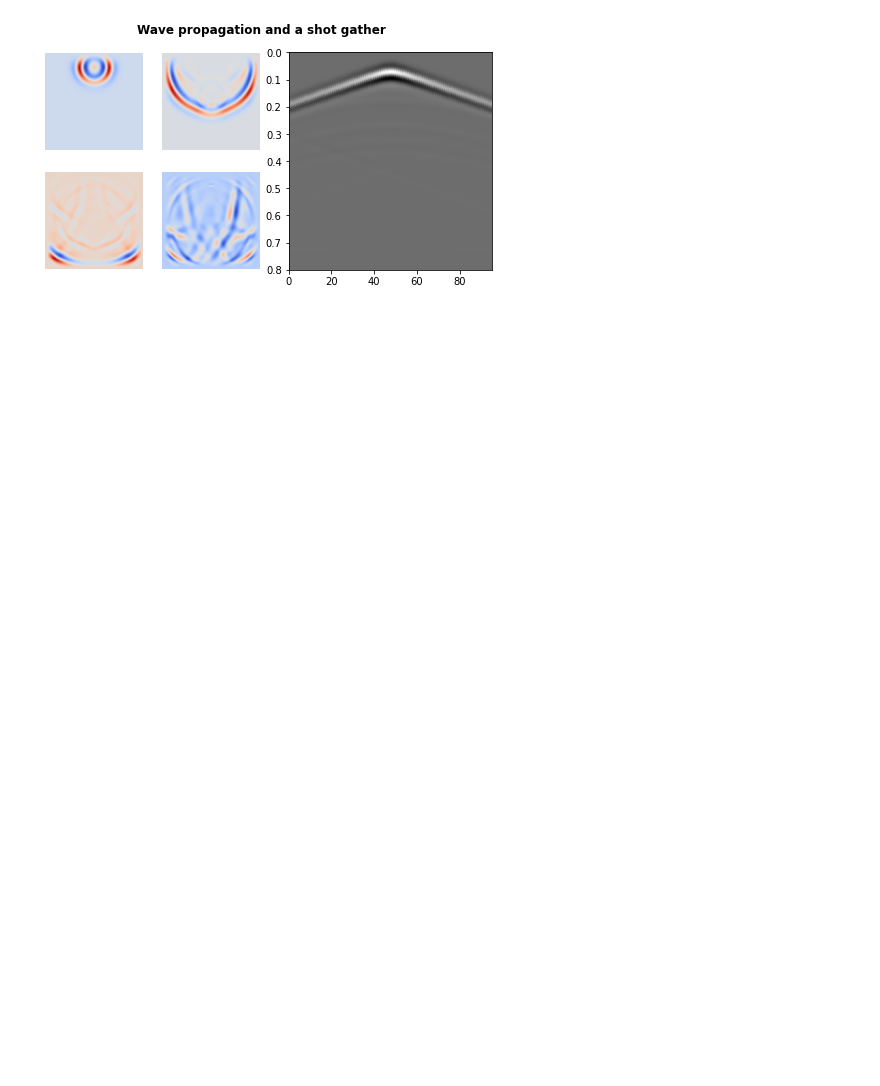
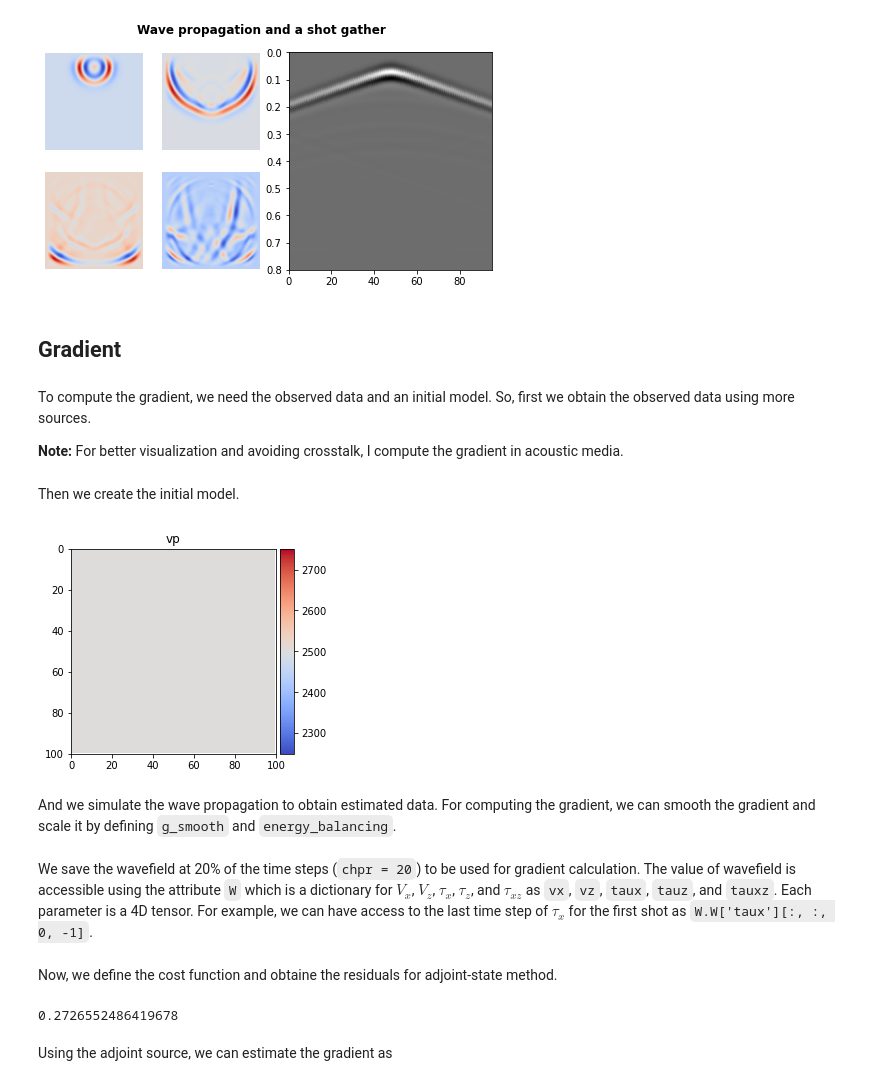
Before and after one commit to AmirMardan/PyFWI, a Jupyter notebook: docs/sub_doc/example.ipynb, the cells around one changed output. Cells and saved outputs as stored; diff of their text form; code cells hidden in the pictures; blank space fills up the shorter version.

````diff
--- a/docs/sub_doc/example.ipynb
+++ b/docs/sub_doc/example.ipynb
@@ -107,3 +116,48 @@ for i in range(len(snapshots)):
 fig.suptitle("Wave propagation and a shot gather", fontweight='bold');
 # %% [output]
 [figure]
+# %% [markdown]
+<a id="gradient"></a>
+## Gradient
+# %% [markdown]
+To compute the gradient, we need the observed data and an initial model. So, first we obtain the observed data using more sources.
+
+
+**Note:** For better visualization and avoiding crosstalk, I compute the gradient in acoustic media.
+# %%
+# Making medium acoustic
+model['vs'] *= 0.0
+model['rho'] = np.ones_like(model['rho'])
+
+# Increasing number of sources
+inpa['ns'] = 5
+
+src_loc, rec_loc = acq.surface_seismic(inpa['ns'], inpa['rec_dis'], offsetx,
+                                                      inpa['dh'], inpa['sdo'])
+src_loc[:, 1] -= 5 * inpa['dh']
+
+# Create the source
+src = acq.Source(src_loc, inpa['dh'], inpa['dt'])
+src.Ricker(inpa['fdom'])
+
+# Create the wave object
+W = wave.WavePropagator(inpa, src, rec_loc, model_shape, components=seisout, chpr=20)
+
+# Call the forward modelling
+db_obs = W.forward_modeling(model, show=False)  # show=True can show the propagation of the wave
+
+# preparing data amd applying gain if required
+db_obs = process.prepare_residual(db_obs, 1)
+# %% [markdown]
+Then we create the initial model.
+# %%
+m0 = Model(smoothing=1)
+m0['vs'] *= 0.0
+m0['rho'] = np.ones_like(model['rho'])
+
+im = splt.earth_model(m0, ['vp'], cmap='coolwarm')
+# %% [output]
+[figure, added]
+# %% [markdown]
+And we simulate the wave propagation to obtain estimated data.
+For computing the gradient, we can smooth the gradient and scale it by defining `g_smooth` and `energy_balancing`.
@@ -109,0 +166,3 @@ fig.suptitle("Wave propagation and a shot gather", fontweight='bold');
+# %% [markdown]
+We save the wavefield at 20% of the time steps  (`chpr = 20`) to be used for gradient calculation. The value of wavefield is accessible using the attribute ```W``` which is a dictionary for $V_x$, $V_z$, $\tau_x$, $\tau_z$, and $\tau_{xz}$ as ```vx```, ```vz```, ```taux```, ```tauz```, and ```tauxz```.
+Each parameter is a 4D tensor. For example, we can have access to the last time step of $\tau_x$ for the first shot as ```W.W['taux'][:, :, 0, -1]```.
@@ -109,0 +175,10 @@ fig.suptitle("Wave propagation and a shot gather", fontweight='bold');
+# %% [markdown]
+Now, we define the cost function and obtaine the residuals for adjoint-state method.
+# %%
+CF = tools.CostFunction('l2')
+rms, adj_src = tools.cost_seismic(d_est, db_obs, fun=CF)
+print(rms)
+# %% [output]
+0.2726552486419678
+# %% [markdown]
+Using the adjoint source, we can estimate the gradient as
````
Also changed, not shown: parts of 19 cells of this notebook, 4 other files.
